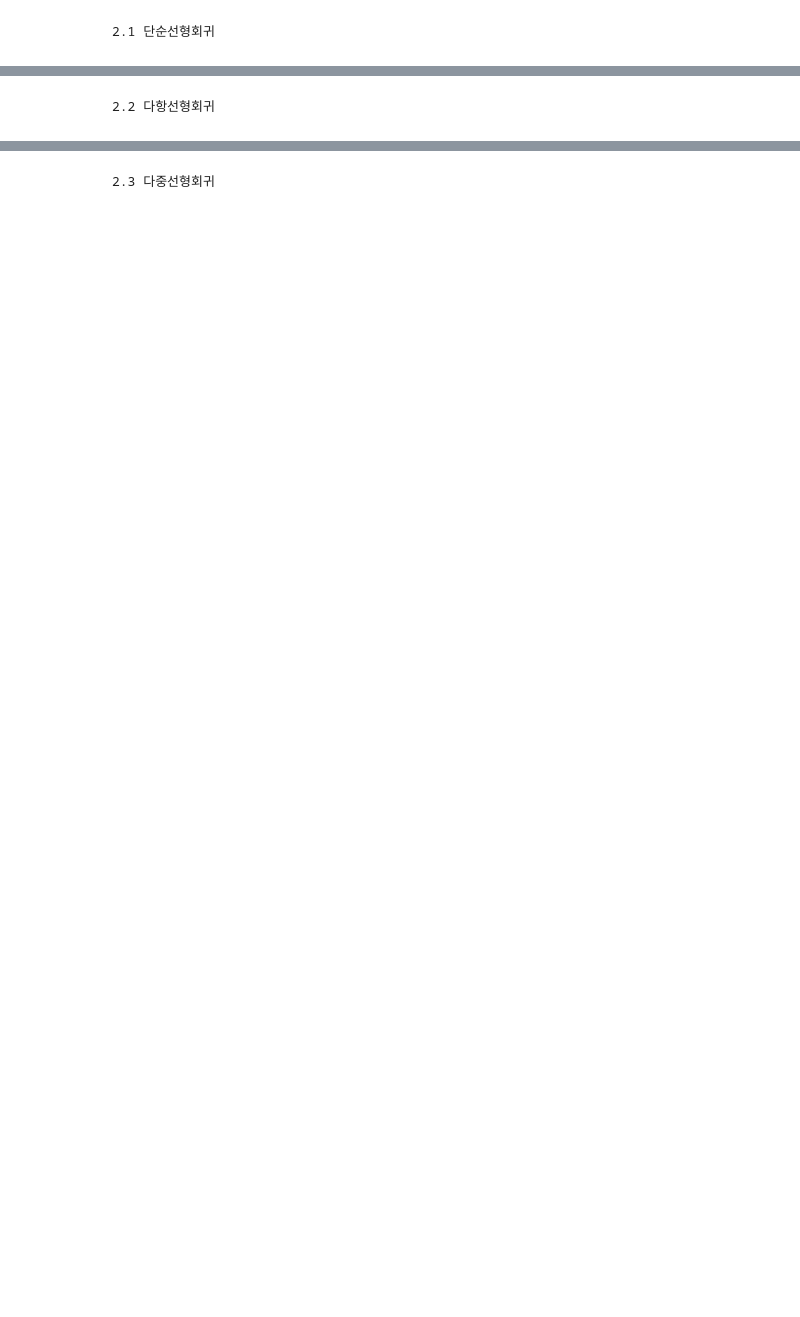
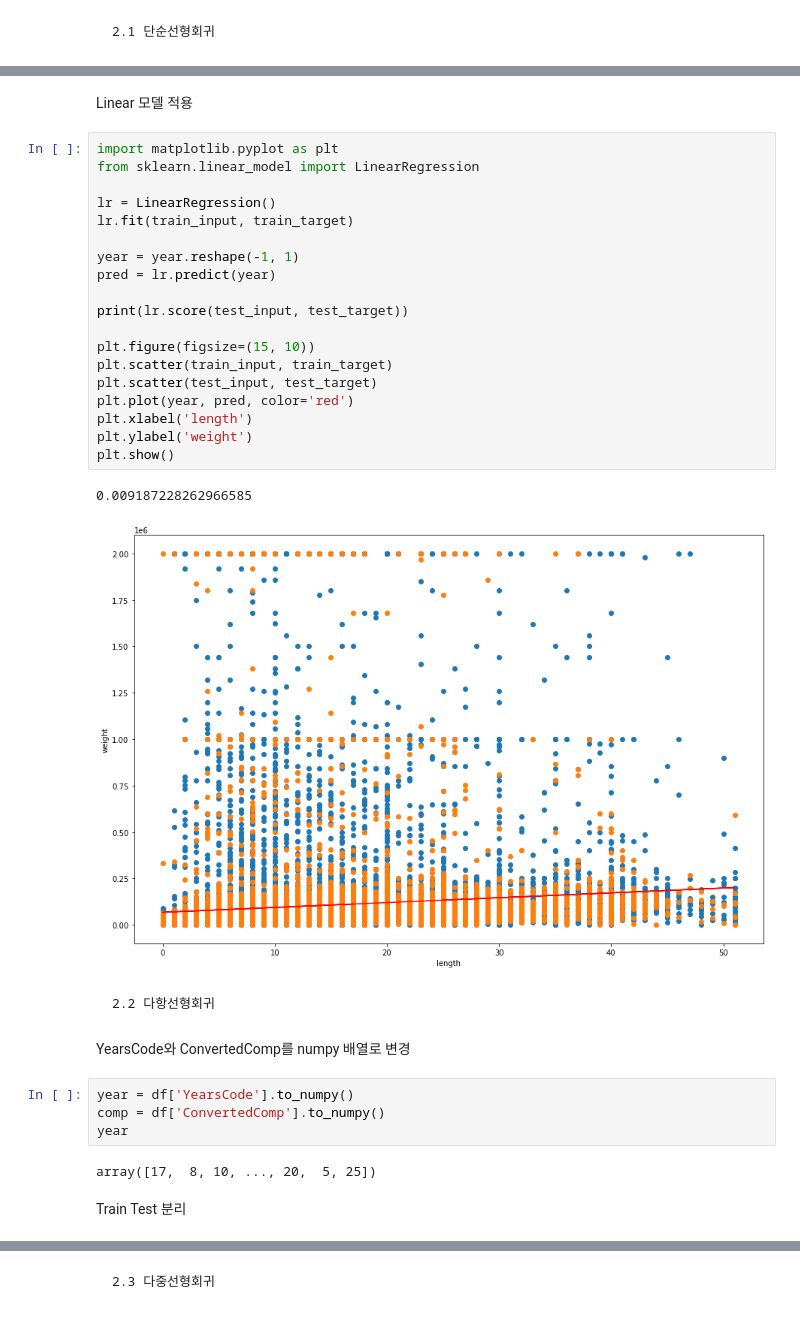
Before and after one commit to UniM0cha/Inhatc-ML, a Jupyter notebook: 정윤/3주차/rep3-회귀문제풀기(201845092이정윤).ipynb, the cells around one changed output, grey strips where cells are left out. Saved outputs shown, nothing was run; the diff lists cells and outputs as text; blank space fills up the shorter version.

```diff
--- a/정윤/3주차/rep3-회귀문제풀기(201845092이정윤).ipynb
+++ b/정윤/3주차/rep3-회귀문제풀기(201845092이정윤).ipynb
@@ -194,2 +189,36 @@ plt.show()
+# %% [markdown]
+Linear 모델 적용
+# %%
+import matplotlib.pyplot as plt
+from sklearn.linear_model import LinearRegression
+
+lr = LinearRegression()
+lr.fit(train_input, train_target)
+
+year = year.reshape(-1, 1)
+pred = lr.predict(year)
+
+print(lr.score(test_input, test_target))
+
+plt.figure(figsize=(15, 10))
+plt.scatter(train_input, train_target)
+plt.scatter(test_input, test_target)
+plt.plot(year, pred, color='red')
+plt.xlabel('length')
+plt.ylabel('weight')
+plt.show()
+# %% [output]
+0.009187228262966585
+[figure, added]
 # %% [markdown]
     2.2 다항선형회귀
+# %% [markdown]
+YearsCode와 ConvertedComp를 numpy 배열로 변경
+# %%
+year = df['YearsCode'].to_numpy()
+comp = df['ConvertedComp'].to_numpy()
+year
+# %% [output]
+array([17,  8, 10, ..., 20,  5, 25])
+# %% [markdown]
+Train Test 분리
```
Also changed, not shown: parts of 24 cells of this notebook, 1 other file.
